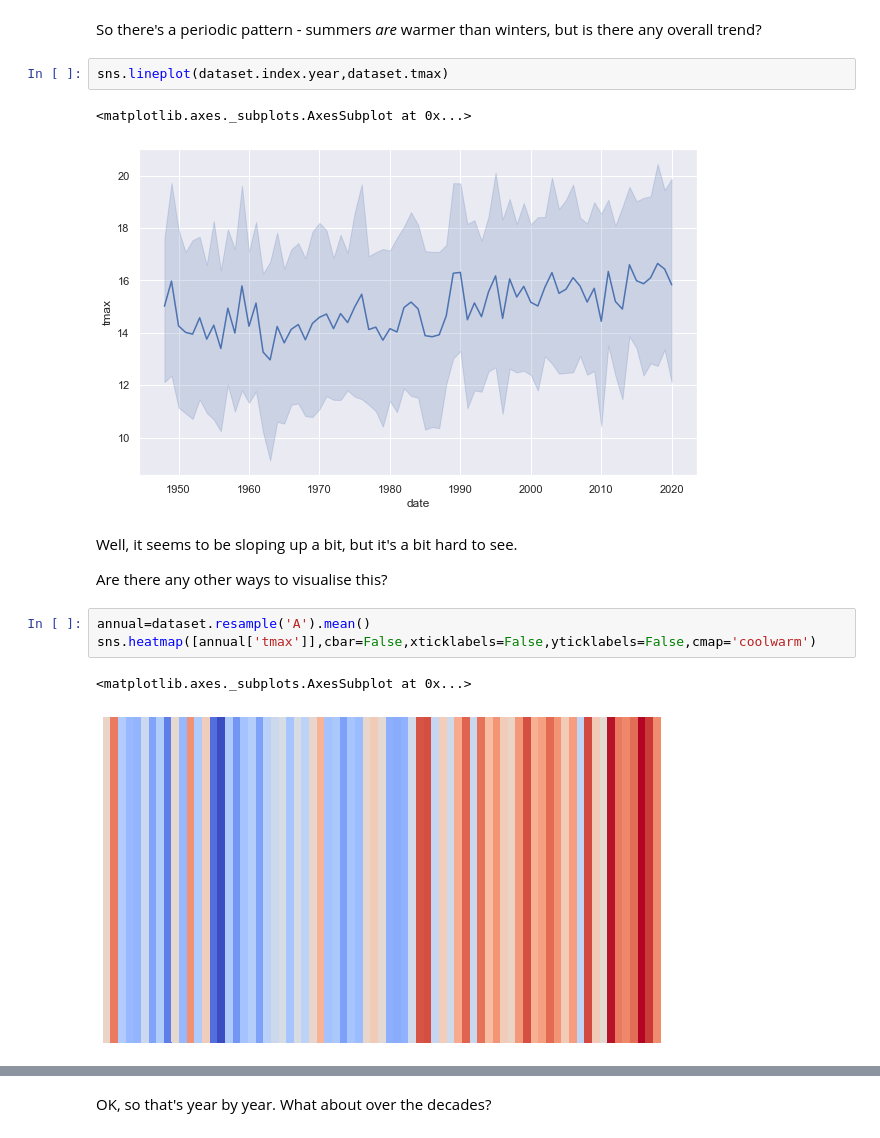
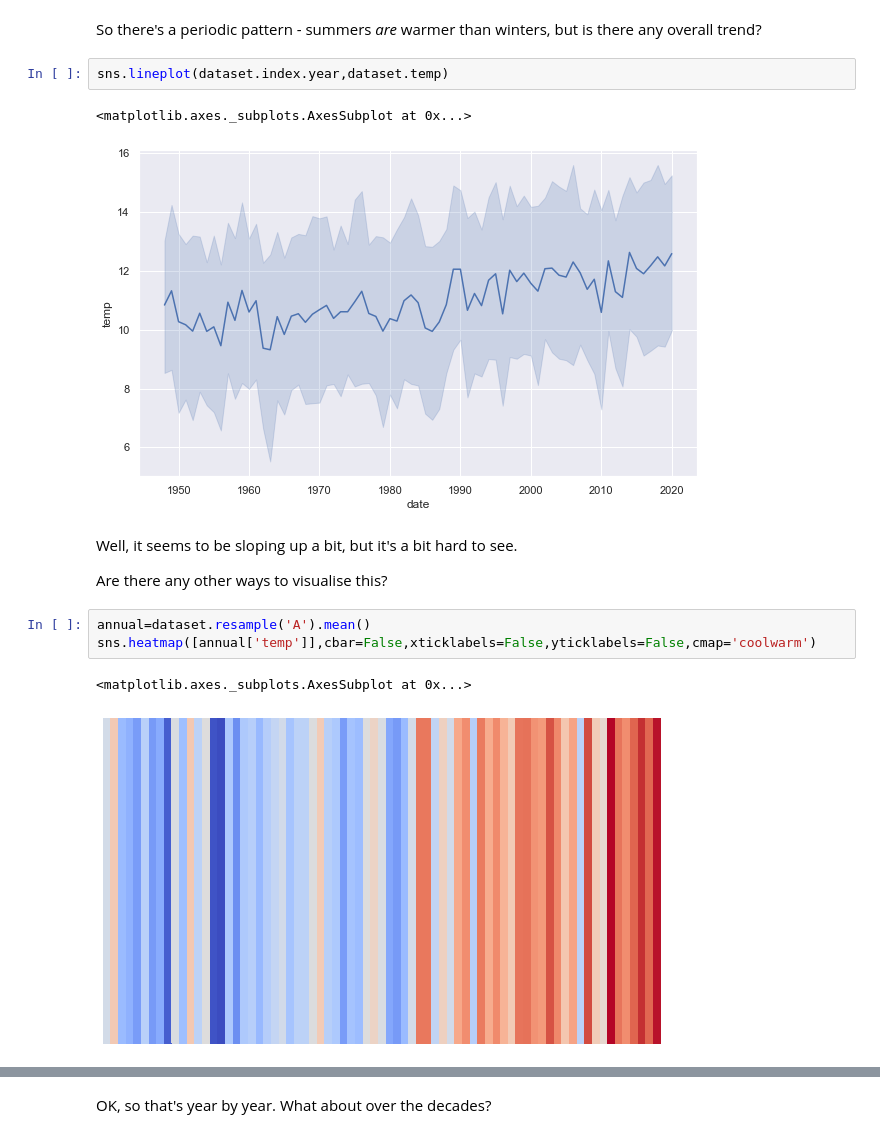
Before and after one commit to milesberry/ds4k12, a Jupyter notebook: csta2021.ipynb, the cells around one changed output, grey strips where cells are left out. Saved outputs shown, nothing was run; the diff lists cells and outputs as text.

```diff
--- a/csta2021.ipynb
+++ b/csta2021.ipynb
@@ -519,20 +519,20 @@ sns.lineplot(dataset.index.end_time,dataset.tmax)
 # %% [markdown]
 So there's a periodic pattern - summers *are* warmer than winters, but is there any overall trend?
 # %%
-sns.lineplot(dataset.index.year,dataset.tmax)
+sns.lineplot(dataset.index.year,dataset.temp)
 # %% [output]
 <matplotlib.axes._subplots.AxesSubplot at 0x...>
-[figure, old version]
+[figure, new version]
 # %% [markdown]
 Well, it seems to be sloping up a bit, but it's a bit hard to see.
 
 Are there any other ways to visualise this?
 # %%
 annual=dataset.resample('A').mean()
-sns.heatmap([annual['tmax']],cbar=False,xticklabels=False,yticklabels=False,cmap='coolwarm')
+sns.heatmap([annual['temp']],cbar=False,xticklabels=False,yticklabels=False,cmap='coolwarm')
 # %% [output]
 <matplotlib.axes._subplots.AxesSubplot at 0x...>
-[figure, old version]
+[figure, new version]
 # %% [markdown]
 Hey, that looks great. Could we get that on flipflops maybe?
 More details [here](https://en.wikipedia.org/wiki/Warming_stripes).
```
Also changed, not shown: parts of 22 cells of this notebook, 6 other files.
